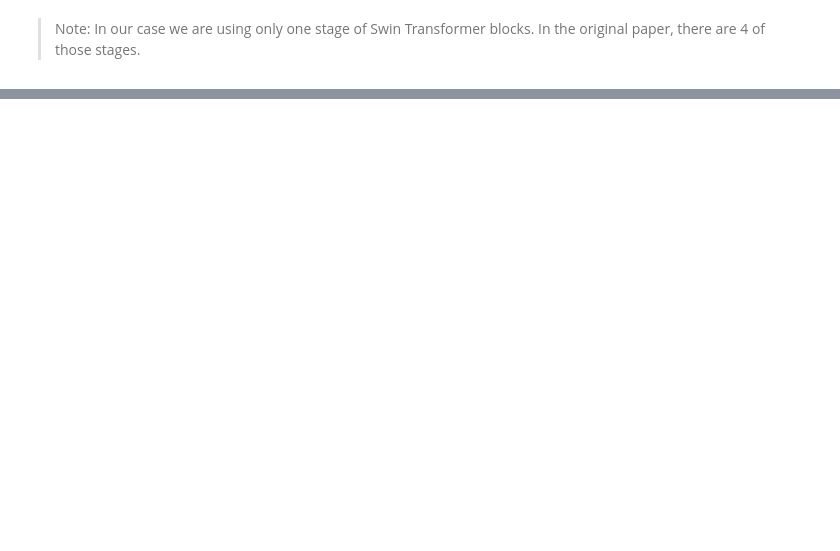
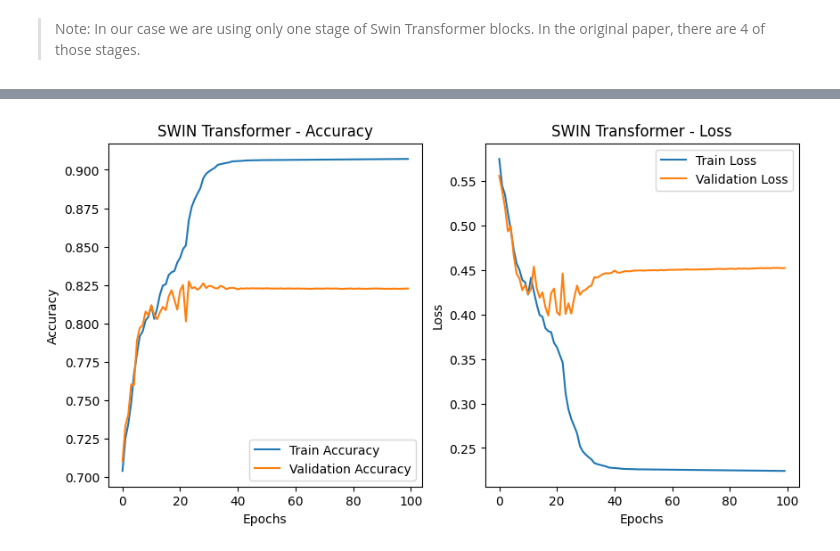
Before and after one commit to kawish14/Thesis, a Jupyter notebook: swin-transformer.ipynb, the cells around one changed output, grey strips where cells are left out. Saved outputs shown, nothing was run; the diff lists cells and outputs as text; code cells hidden in the pictures; blank space fills up the shorter version.

```diff
--- a/swin-transformer.ipynb
+++ b/swin-transformer.ipynb
@@ -424,3 +437,13 @@ After defining all the major components of the Swin-T architecture, we can put t
 
 
 ![image.png](embedded-picture-1)
+# %%
+def decoder_block(inputs, skip_features, num_filters):
+    x = tf.keras.layers.Conv2DTranspose(num_filters, (2, 2), strides = 2, padding = 'same')(inputs)
+    skip_features = tf.keras.layers.Resizing(x.shape[1], x.shape[2])(skip_features)
+    x = tf.keras.layers.Concatenate()([x, skip_features])
+    x = tf.keras.layers.Conv2D(num_filters, 3, padding = 'same', kernel_initializer = "he_uniform")(x)
+    x = tf.keras.layers.Activation('relu')(x)
+    x = tf.keras.layers.Conv2D(num_filters, 3, padding = 'same', kernel_initializer = "he_uniform")(x)
+    x = tf.keras.layers.Activation('relu')(x)
+    return x
@@ -486,0 +711,19 @@ Model: "functional_1"
+# %%
+model.compile(
+    optimizer=tf.keras.optimizers.Adam(learning_rate=0.001),
+    loss="binary_crossentropy",  # Use categorical_crossentropy for multi-class
+    metrics=["accuracy"],
+)
+# %%
+lr_scheduler = tf.keras.callbacks.ReduceLROnPlateau(
+    monitor='val_loss', factor=0.3, patience=5, min_lr=1e-6, verbose=1
+)
+# %%
+history = model.fit(
+    X_train,
+    y_train,
+    validation_data=(X_test, y_test),
+    epochs=100,
+    batch_size=16,
+    callbacks = [lr_scheduler]
+)
@@ -486,0 +748,4 @@ Model: "functional_1"
+# %%
+plot_training_history(history, "SWIN Transformer")
+# %% [output]
+[figure, added]
```
Also changed, not shown: parts of 11 cells of this notebook.
